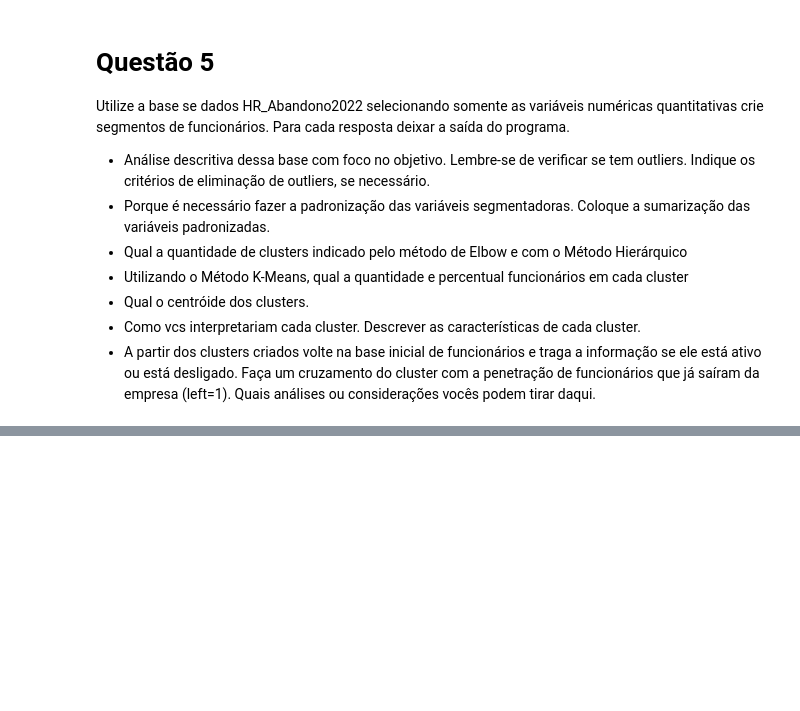
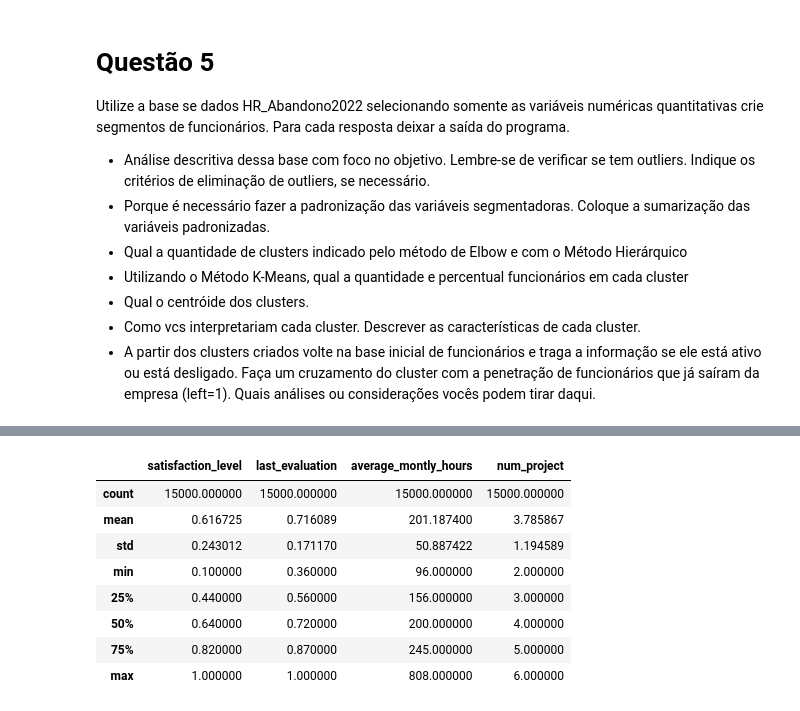
Before and after one commit to LucasGalanti/FIAP_DataMining_PrescriptiveAnalysis, a Jupyter notebook: HR_Abandono_output.ipynb, the cells around one changed output, grey strips where cells are left out. Drawn from its saved outputs; the diff is of its cells as text; code cells hidden in the pictures; blank space fills up the shorter version.

```diff
--- a/HR_Abandono_output.ipynb
+++ b/HR_Abandono_output.ipynb
@@ -1027,0 +1084,12 @@ Utilize a base se dados HR_Abandono2022 selecionando somente as variáveis numé
+# %%
+df.describe()
+# %% [output]
+|  | satisfaction_level | last_evaluation | average_montly_hours | num_project |
+| count | 15000.000000 | 15000.000000 | 15000.000000 | 15000.000000 |
+| mean | 0.616725 | 0.716089 | 201.187400 | 3.785867 |
+| std | 0.243012 | 0.171170 | 50.887422 | 1.194589 |
+| min | 0.100000 | 0.360000 | 96.000000 | 2.000000 |
+| 25% | 0.440000 | 0.560000 | 156.000000 | 3.000000 |
+| 50% | 0.640000 | 0.720000 | 200.000000 | 4.000000 |
+| 75% | 0.820000 | 0.870000 | 245.000000 | 5.000000 |
+| max | 1.000000 | 1.000000 | 808.000000 | 6.000000 |
```
Also changed, not shown: parts of 13 cells of this notebook, 3 other files.
